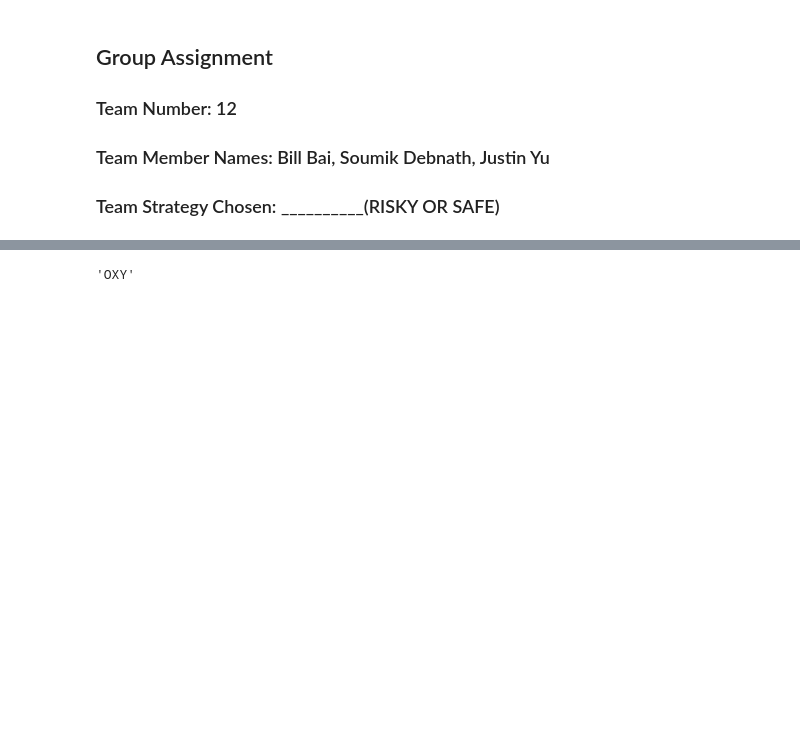
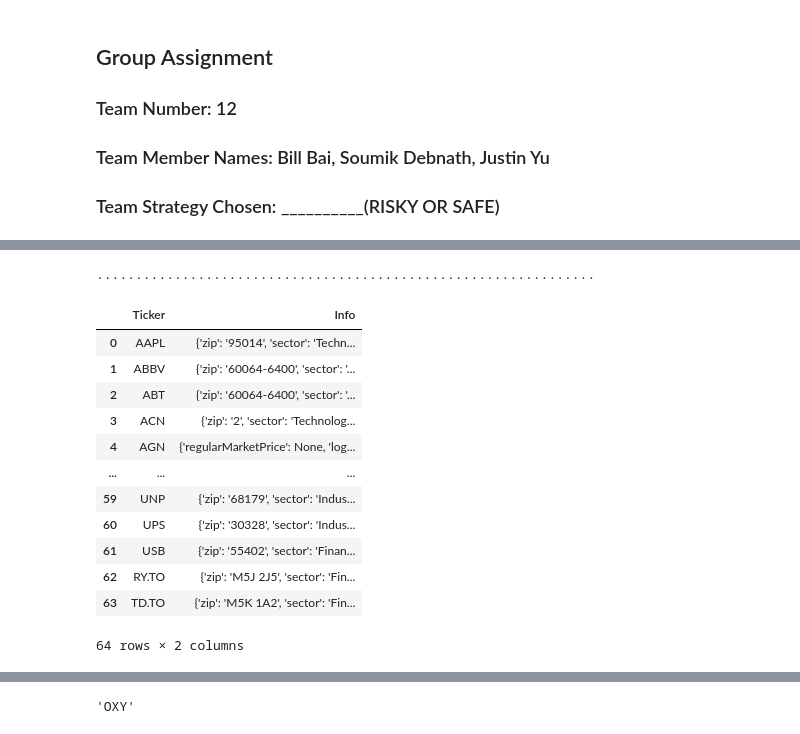
Before and after one commit to billbai0102/CFM101-Group-Assignment, a Jupyter notebook: half merged code.ipynb, the cells around one changed output, grey strips where cells are left out. Saved outputs shown, nothing was run; the diff lists cells and outputs as text; code cells hidden in the pictures; blank space fills up the shorter version.

```diff
--- a/half merged code.ipynb
+++ b/half merged code.ipynb
@@ -35 +38,34 @@ tickers_df
+# %%
+# Create an info cell for each ticker, saving time when filtering the tickers by volume and country.
+info_column = {}
+ticker_obj_lst = []
+
+# Add info to dict
+for idx, row in tickers_df.iterrows():
+    ticker = row[0] # Get ticker name
+    ticker = yf.Ticker(ticker)
+    info_column[idx] = ticker.info
+    print('.', end='')
+
+# Create column for the info]
+tickers_df['Info'] = pd.Series(info_column)
+# %% [output]
+................................................................
+# %%
+tickers_df['Info'] = pd.Series(info_column)
+tickers_df
+# %% [output]
+|  | Ticker | Info |
+| 0 | AAPL | {'zip': '95014', 'sector': 'Techn... |
+| 1 | ABBV | {'zip': '60064-6400', 'sector': '... |
+| 2 | ABT | {'zip': '60064-6400', 'sector': '... |
+| 3 | ACN | {'zip': '2', 'sector': 'Technolog... |
+| 4 | AGN | {'regularMarketPrice': None, 'log... |
+| ... | ... | ... |
+| 59 | UNP | {'zip': '68179', 'sector': 'Indus... |
+| 60 | UPS | {'zip': '30328', 'sector': 'Indus... |
+| 61 | USB | {'zip': '55402', 'sector': 'Finan... |
+| 62 | RY.TO | {'zip': 'M5J 2J5', 'sector': 'Fin... |
+| 63 | TD.TO | {'zip': 'M5K 1A2', 'sector': 'Fin... |
+64 rows × 2 columns
 # %%
```
Also changed, not shown: parts of 13 cells of this notebook, 3 other files.
